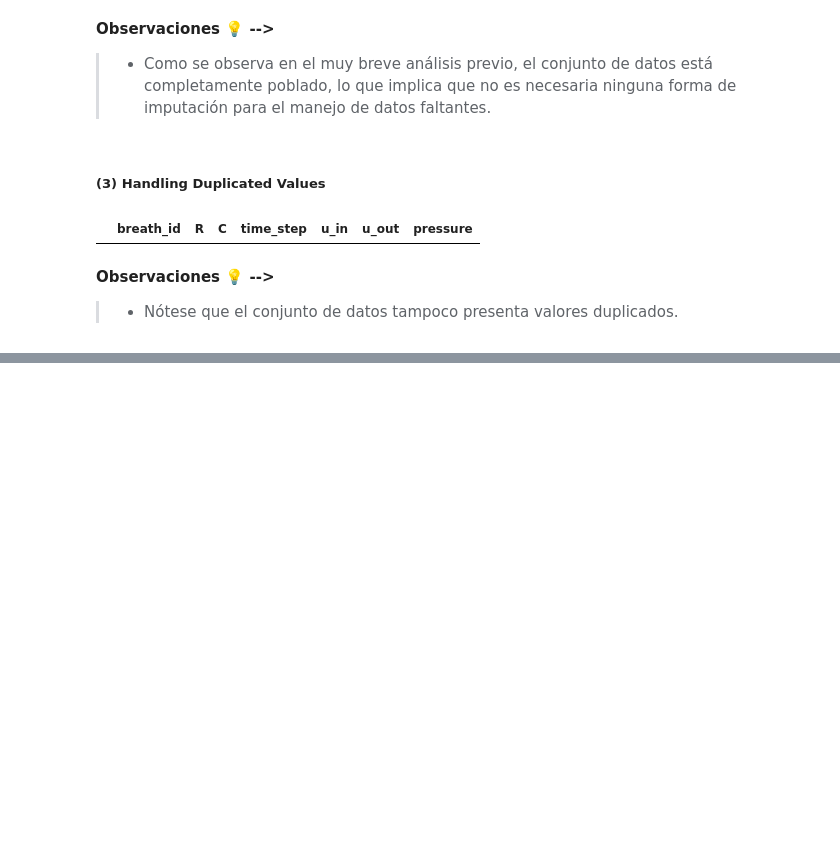
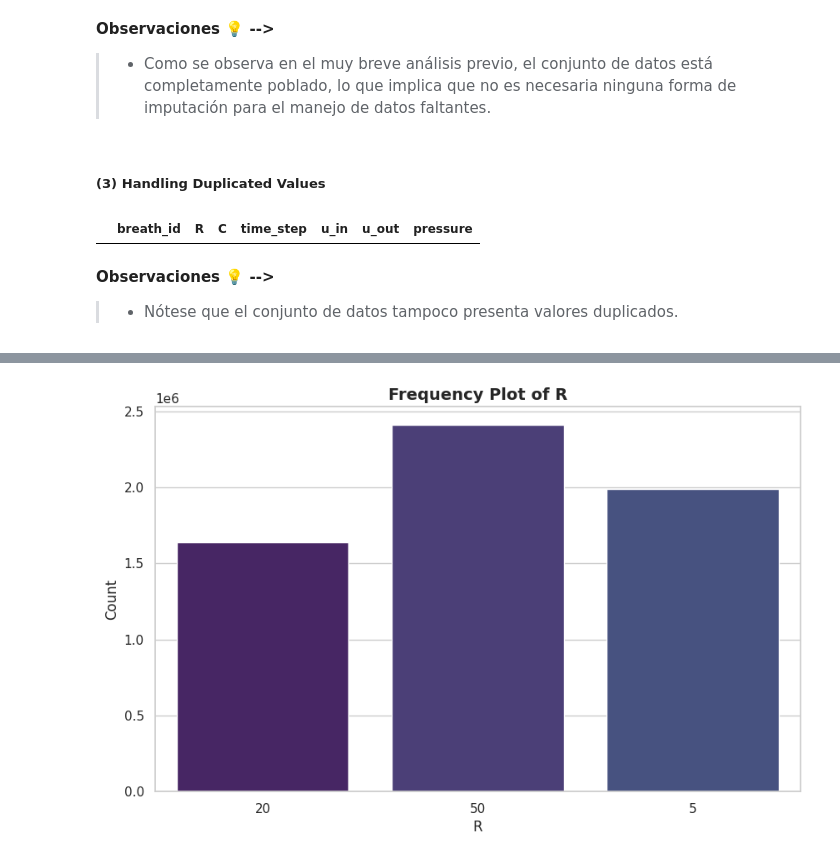
Before and after one commit to Andrea-gt/pressure-prediction, a Jupyter notebook: pressure_prediction.ipynb, the cells around one changed output, grey strips where cells are left out. Saved outputs shown, nothing was run; the diff lists cells and outputs as text; code cells hidden in the pictures; blank space fills up the shorter version.

```diff
--- a/pressure_prediction.ipynb
+++ b/pressure_prediction.ipynb
@@ -280,0 +323,23 @@ duplicates
+# %%
+def plot_frequency(df, column):
+    """
+    Generates a frequency plot (bar plot) for a specified column in the DataFrame.
+
+    Parameters:
+    - df (pd.DataFrame): The DataFrame containing the data.
+    - column (str): The column name for which to generate the frequency plot.
+    """
+    # Set plot style
+    sns.set(style="whitegrid")
+
+    # Create the frequency plot
+    plt.figure(figsize=(10, 6))
+    sns.countplot(data=df, x=column, palette=palette)
+
+    # Add titles and labels
+    plt.title(f'Frequency Plot of {column}', fontsize=14, fontweight='bold')
+    plt.xlabel(column, fontsize=12)
+    plt.ylabel('Count', fontsize=12)
+
+    # Show the plot
+    plt.show()
@@ -280,0 +356,7 @@ duplicates
+# %%
+# Convert 'R' to strings.
+df['R'] = df['R'].astype(str)
+# %%
+plot_frequency(df, 'R') # Plot frecuency of values in column `R`
+# %% [output]
+[figure, added]
```
Also changed, not shown: parts of 19 cells of this notebook.
